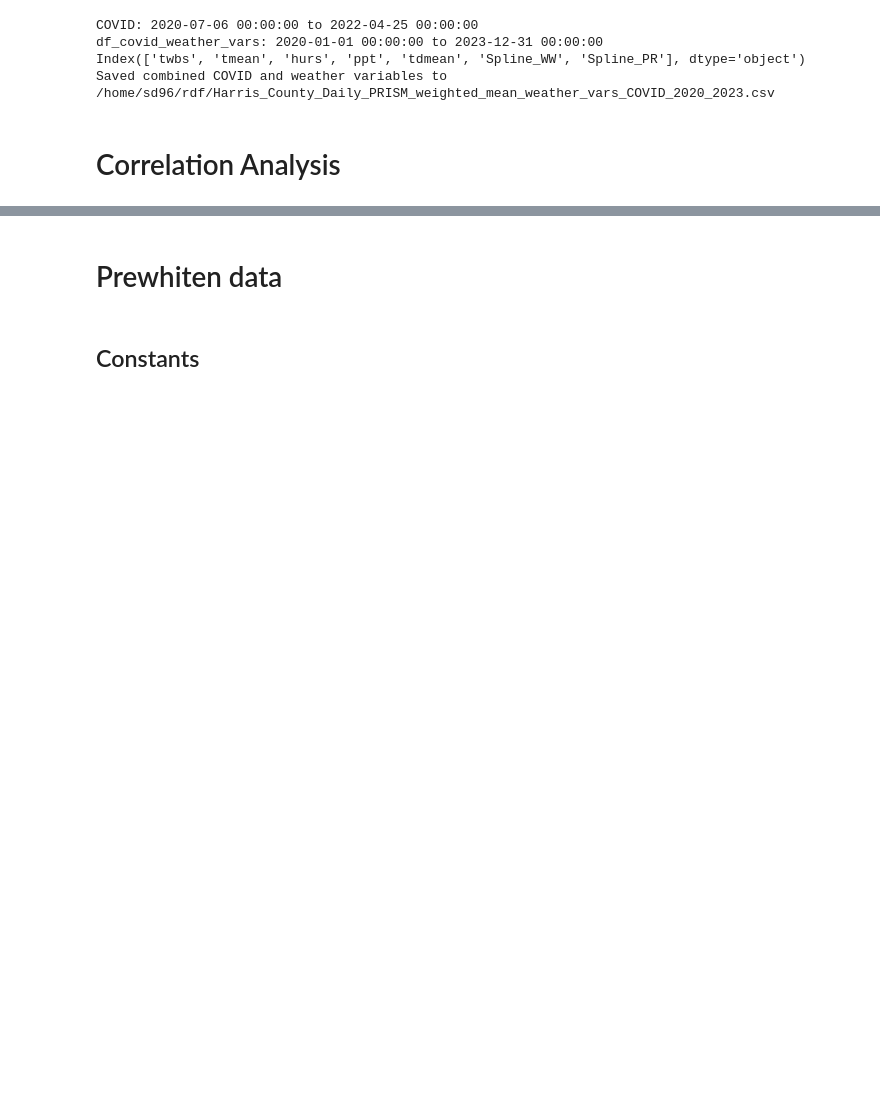
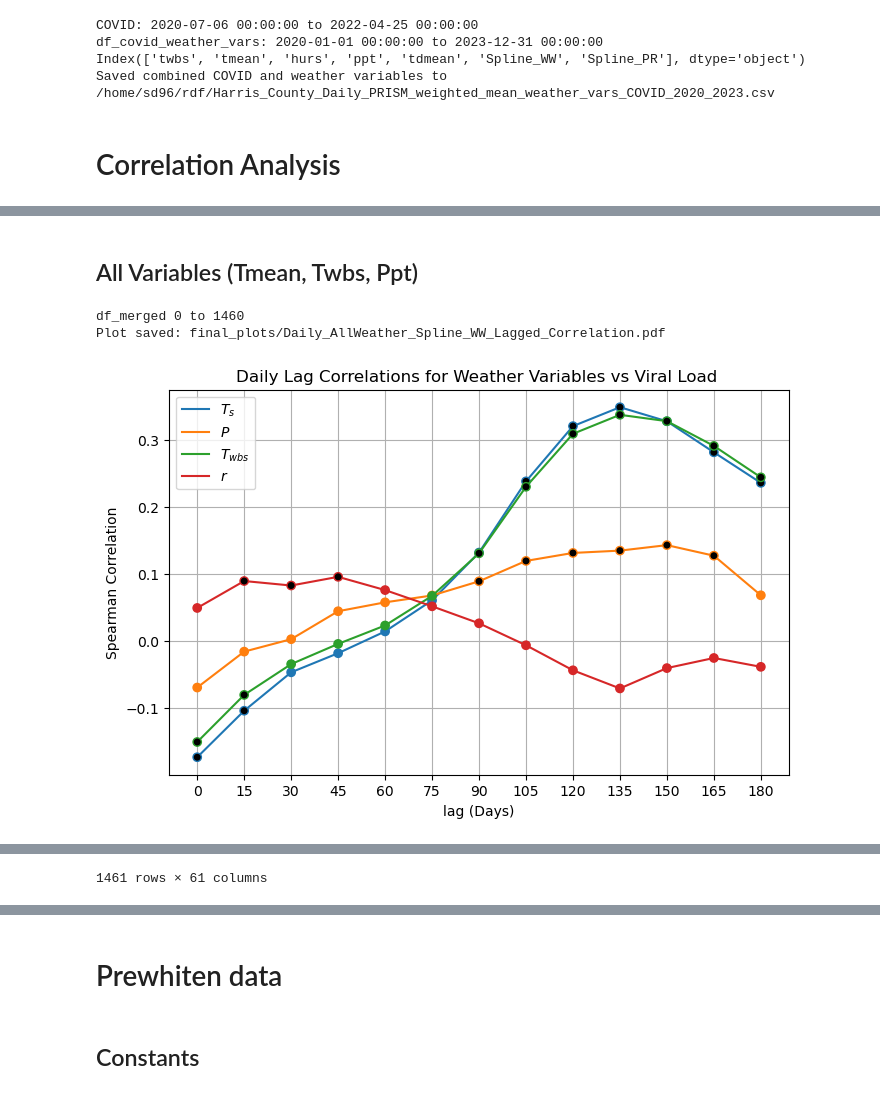
Before and after one commit to sd9616/wastewater, a Jupyter notebook: Daily_PRISM_netcdf_calc_twbs.ipynb, the cells around one changed output, grey strips where cells are left out. Drawn from its saved outputs; the diff is of its cells as text; code cells hidden in the pictures; blank space fills up the shorter version.

```diff
--- a/Daily_PRISM_netcdf_calc_twbs.ipynb
+++ b/Daily_PRISM_netcdf_calc_twbs.ipynb
@@ -953,7 +953,7 @@ Saved combined COVID and weather variables to /home/sd96/rdf/Harris_County_Daily
 # %% [markdown]
 # Correlation Analysis
 # %%
-def create_lagged_features(df, weather_vars, max_lags=6, interval_size=1, dropna=True):
+def create_lagged_features(df, weather_vars, max_lags=6, interval_size=1, dropna=False):
     """
     Create lagged features for weather variables for each the weather vars passed
     Creates columns named as ['Precip_lag1', 'Precip_lag2', ...]
@@ -1084,0 +1172,27 @@ def plot_lagged_correlations(df_merged, weather_variable, covid_variable,
+# %%
+DAILY_PATH = "Harris_County_Daily_PRISM_weighted_mean_weather_vars_COVID_2020_2023.csv"
+FINAL_PLOTS = "final_plots"
+TMEAN = "tmean"
+PPT = "ppt"
+TDMEAN = "tdmean"
+HURS = "hurs"
+TWBS = "twbs"
+SPLINE_WW = "Spline_WW"
+SPLINE_PR = "Spline_PR"
+DAILY = "daily"
+
+TITLE_LABELS = {'ppt': 'Precipitation', 'tmean': 'Temperature', 'twbs': 'Wet Bulb Temperature',
+                'hurs': 'Relative Humidity', 'Spline_WW': 'Viral Load', 'Spline_PR': 'Positivity Rate'}
+FIG_LABELS = {'ppt': r'$P$', 'tmean': r'$T_(s)$', 'twbs': r'$T_(wbs)$', 'hurs': r'$r$'}
+
+# 'time', 'twbs', 'tmean', 'hurs', 'ppt', 'tdmean', 'Spline_PR',
+DF_DAILY_COLS =  ['twbs', 'tmean', 'hurs', 'ppt', 'tdmean',
+       'Spline_WW', 'Spline_PR', 'Spline_WW differenced']
+# %%
+df_daily_covid_weather = pd.read_csv(
+    os.path.join(DAILY_PATH),
+    index_col=0,
+    parse_dates=True
+)
+
+df_daily_covid_weather.head(300)
@@ -1084,0 +1213,16 @@ def plot_lagged_correlations(df_merged, weather_variable, covid_variable,
+# %% [markdown]
+## All Variables (Tmean, Twbs, Ppt)
+# %%
+weather_vars = [TMEAN, PPT, TWBS, HURS]
+covid_var = SPLINE_WW
+
+plot_lagged_correlations_multi(df_daily_covid_weather,
+                               weather_vars,
+                               covid_var,
+                               interval_size=15,
+                               number_of_intervals=12,
+                               save_path=os.path.join(FINAL_PLOTS))
+# %% [output]
+df_merged 0 to 1460
+Plot saved: final_plots/Daily_AllWeather_Spline_WW_Lagged_Correlation.pdf
+[figure, added]
@@ -1084,0 +1241 @@ def plot_lagged_correlations(df_merged, weather_variable, covid_variable,
+1461 rows × 61 columns
```
Also changed, not shown: parts of 29 cells of this notebook, 1 other file.
